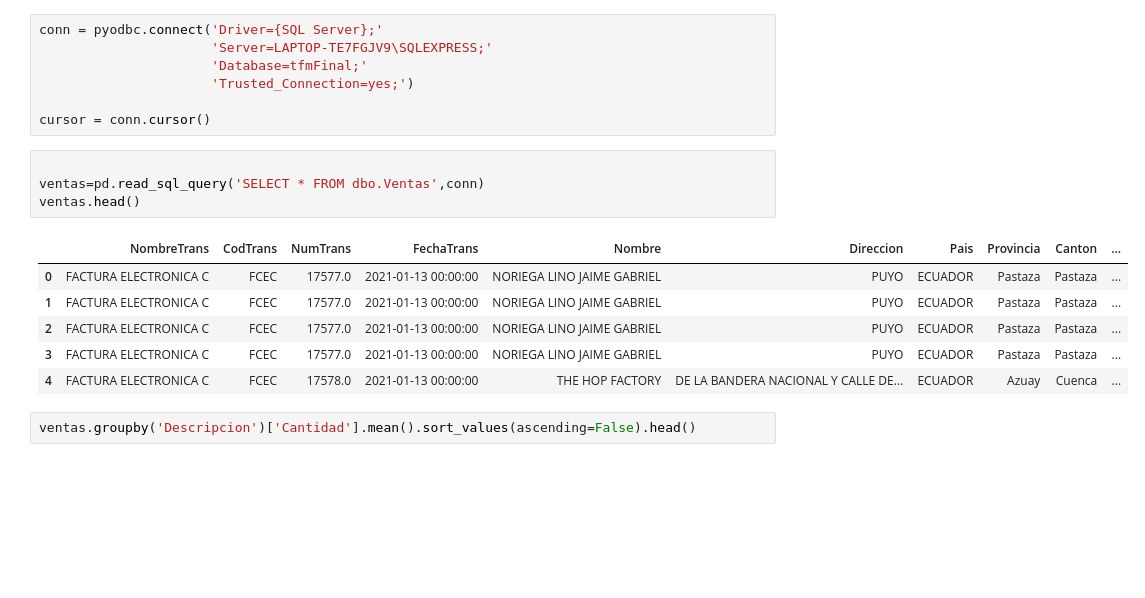
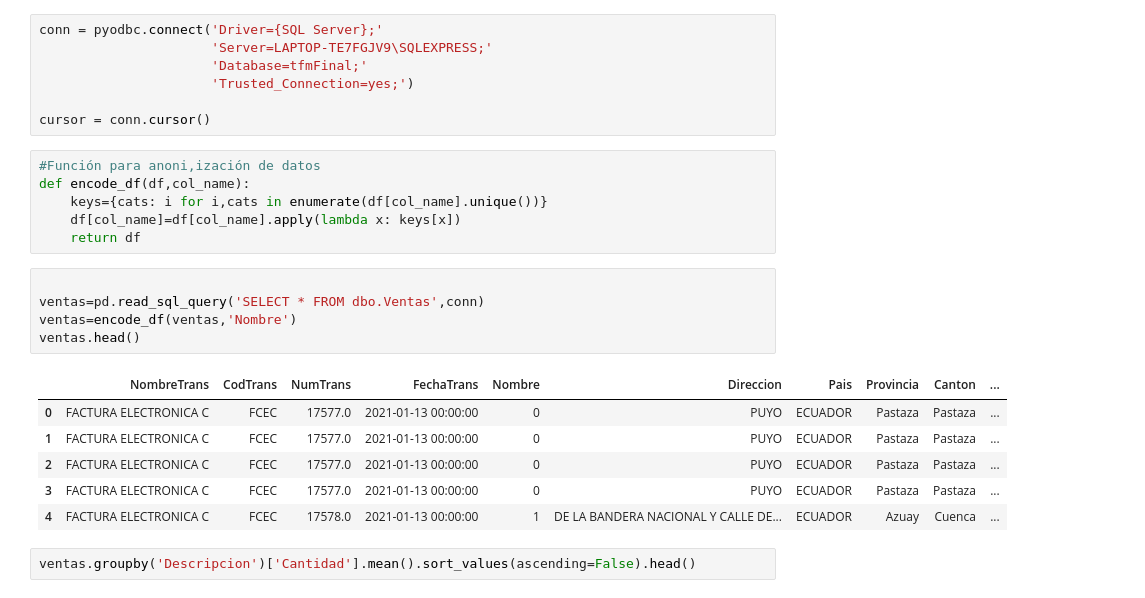
Before and after one commit to karen8dc/TFM, a Jupyter notebook: tfm.ipynb, the cells around one changed output. Cells and saved outputs as stored; diff of their text form; blank space fills up the shorter version.

```diff
--- a/tfm.ipynb
+++ b/tfm.ipynb
@@ -8,17 +8,24 @@ conn = pyodbc.connect('Driver={SQL Server};'
                       'Trusted_Connection=yes;')
 
 cursor = conn.cursor()
+# %%
+#Función para anoni,ización de datos
+def encode_df(df,col_name):
+    keys={cats: i for i,cats in enumerate(df[col_name].unique())}
+    df[col_name]=df[col_name].apply(lambda x: keys[x])
+    return df
 # %%
 
 ventas=pd.read_sql_query('SELECT * FROM dbo.Ventas',conn)
+ventas=encode_df(ventas,'Nombre')
 ventas.head()
 # %% [output]
 |  | NombreTrans | CodTrans | NumTrans | FechaTrans | Nombre | Direccion | Pais | Provincia | Canton | ... |
-| 0 | FACTURA ELECTRONICA C | FCEC | 17577.0 | 2021-01-13 00:00:00 | NORIEGA LINO JAIME GABRIEL | PUYO | ECUADOR | Pastaza | Pastaza | ... |
-| 1 | FACTURA ELECTRONICA C | FCEC | 17577.0 | 2021-01-13 00:00:00 | NORIEGA LINO JAIME GABRIEL | PUYO | ECUADOR | Pastaza | Pastaza | ... |
-| 2 | FACTURA ELECTRONICA C | FCEC | 17577.0 | 2021-01-13 00:00:00 | NORIEGA LINO JAIME GABRIEL | PUYO | ECUADOR | Pastaza | Pastaza | ... |
-| 3 | FACTURA ELECTRONICA C | FCEC | 17577.0 | 2021-01-13 00:00:00 | NORIEGA LINO JAIME GABRIEL | PUYO | ECUADOR | Pastaza | Pastaza | ... |
-| 4 | FACTURA ELECTRONICA C | FCEC | 17578.0 | 2021-01-13 00:00:00 | THE HOP FACTORY | DE LA BANDERA NACIONAL Y CALLE DE... | ECUADOR | Azuay | Cuenca | ... |
+| 0 | FACTURA ELECTRONICA C | FCEC | 17577.0 | 2021-01-13 00:00:00 | 0 | PUYO | ECUADOR | Pastaza | Pastaza | ... |
+| 1 | FACTURA ELECTRONICA C | FCEC | 17577.0 | 2021-01-13 00:00:00 | 0 | PUYO | ECUADOR | Pastaza | Pastaza | ... |
+| 2 | FACTURA ELECTRONICA C | FCEC | 17577.0 | 2021-01-13 00:00:00 | 0 | PUYO | ECUADOR | Pastaza | Pastaza | ... |
+| 3 | FACTURA ELECTRONICA C | FCEC | 17577.0 | 2021-01-13 00:00:00 | 0 | PUYO | ECUADOR | Pastaza | Pastaza | ... |
+| 4 | FACTURA ELECTRONICA C | FCEC | 17578.0 | 2021-01-13 00:00:00 | 1 | DE LA BANDERA NACIONAL Y CALLE DE... | ECUADOR | Azuay | Cuenca | ... |
 # %%
 ventas.groupby('Descripcion')['Cantidad'].mean().sort_values(ascending=False).head()
 # %% [output]
```
Also changed, not shown: parts of 2 cells of this notebook.
